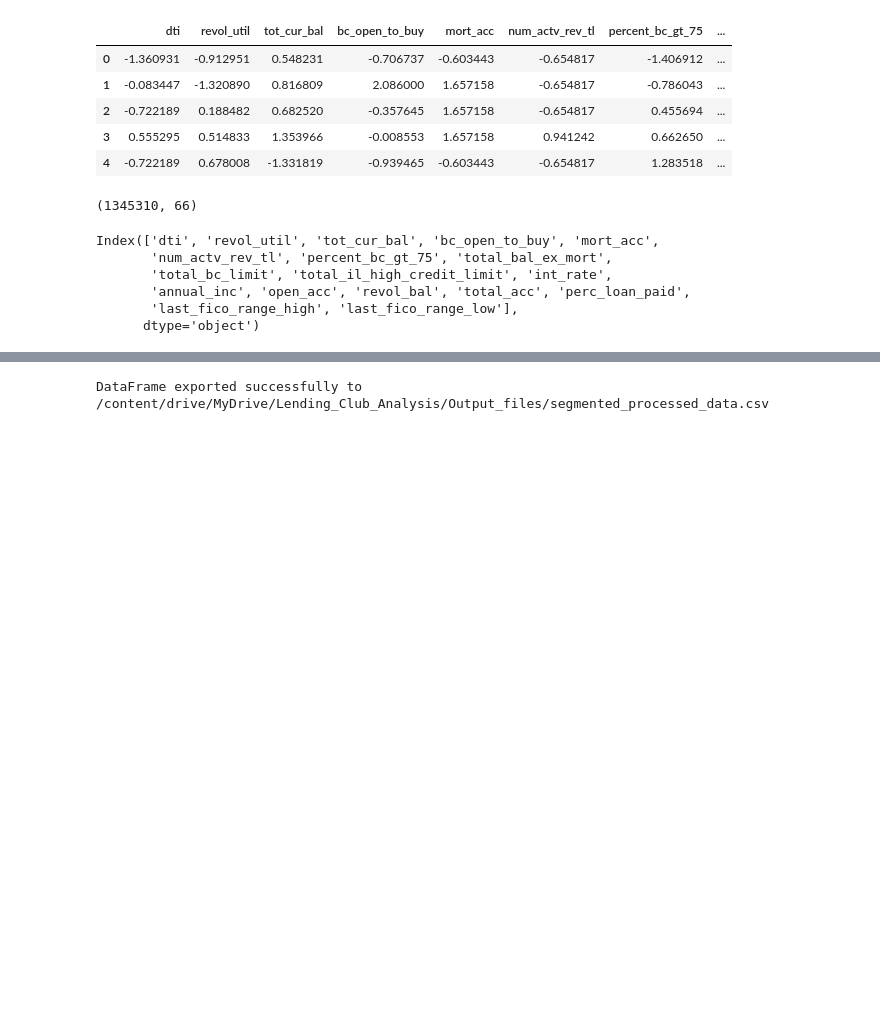
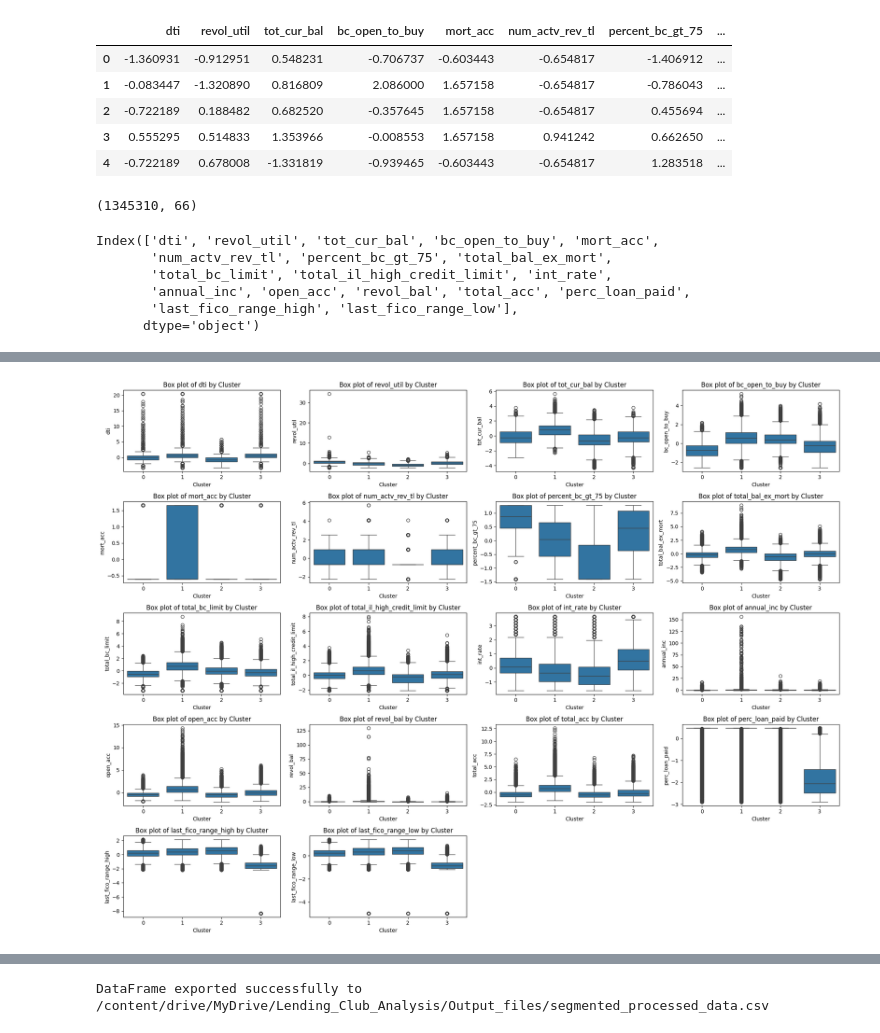
Before and after one commit to ds-souvik/Predictive-model-to-classify-profitable-borrowers, a Jupyter notebook: 4_Borrower_Segmentation.ipynb, the cells around one changed output, grey strips where cells are left out. Drawn from its saved outputs; the diff is of its cells as text; code cells hidden in the pictures; blank space fills up the shorter version.

```diff
--- a/4_Borrower_Segmentation.ipynb
+++ b/4_Borrower_Segmentation.ipynb
@@ -666,0 +767,26 @@ KMeans++ clustering with 4 clusters completed.
+# %%
+# List of columns to visualize
+columns_to_visualize = ['dti', 'revol_util', 'tot_cur_bal', 'bc_open_to_buy', 'mort_acc',
+                        'num_actv_rev_tl', 'percent_bc_gt_75', 'total_bal_ex_mort',
+                        'total_bc_limit', 'total_il_high_credit_limit', 'int_rate',
+                        'annual_inc', 'open_acc', 'revol_bal', 'total_acc', 'perc_loan_paid',
+                        'last_fico_range_high', 'last_fico_range_low']
+
+# Set up the matplotlib figure
+plt.figure(figsize=(20, 15))
+
+# Create box plots for each column
+for i, column in enumerate(columns_to_visualize, 1):
+    plt.subplot(5, 4, i)  # Adjust the number of rows and columns as needed
+    sns.boxplot(x='KMeans_Cluster_4', y=column, data=df_prepared)
+    plt.title(f'Box plot of {column} by Cluster')
+    plt.xlabel('Cluster')
+    plt.ylabel(column)
+
+plt.tight_layout()
+# Save the figure as an image file
+output_path = '/content/drive/MyDrive/Lending_Club_Analysis/Output_files/KMeans_Cluster_4.png'
+plt.savefig(output_path)
+plt.show()
+# %% [output]
+[figure, added]
```
Also changed, not shown: parts of 15 cells of this notebook, 7 other files.
